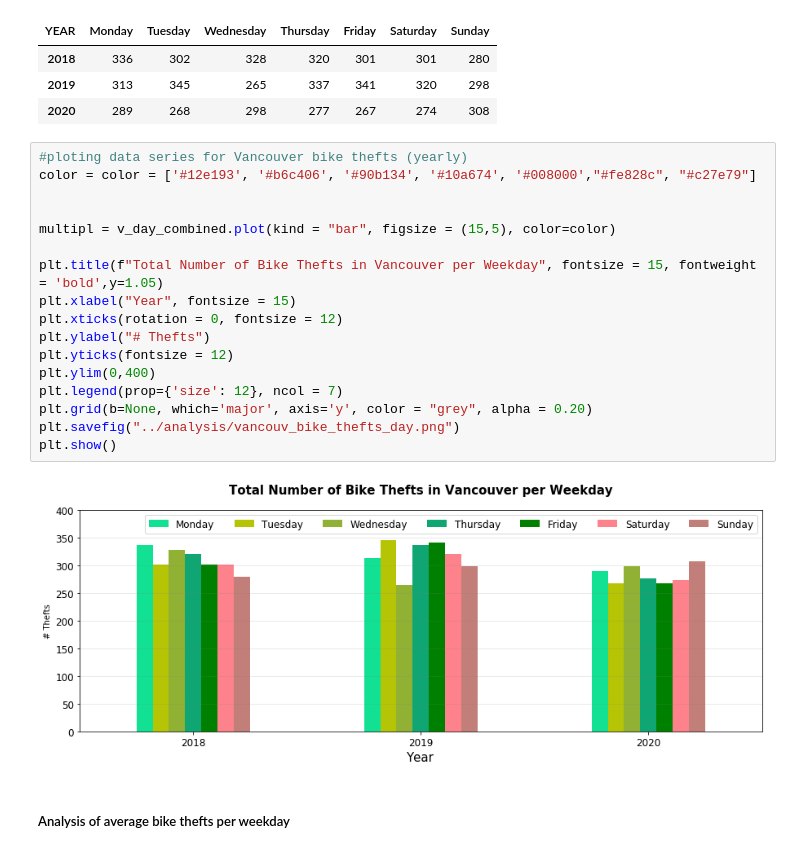
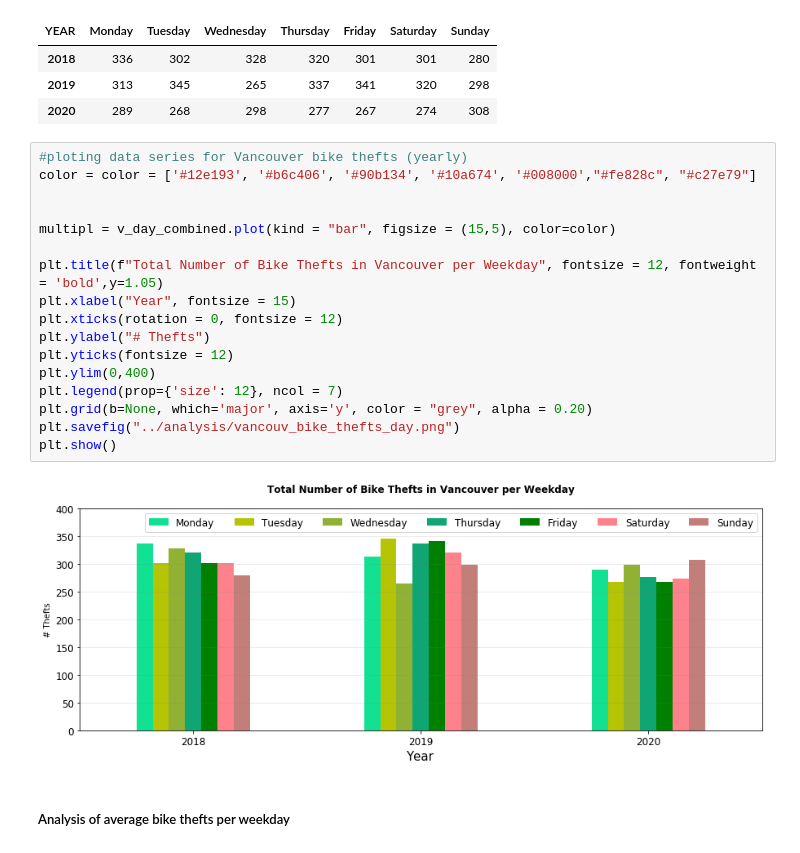
Before and after one commit to itspria/Bike-Theft-Analysis, a Jupyter notebook: code/theft_analysis.ipynb, the cells around one changed output. Drawn from its saved outputs; the diff is of its cells as text.

```diff
--- a/code/theft_analysis.ipynb
+++ b/code/theft_analysis.ipynb
@@ -463,22 +457,22 @@ v_day_combined
 # %%
 #ploting data series for Vancouver bike thefts (yearly)
 color = color = ['#12e193', '#b6c406', '#90b134', '#10a674', '#008000',"#fe828c", "#c27e79"]
 
 
 multipl = v_day_combined.plot(kind = "bar", figsize = (15,5), color=color)
 
-plt.title(f"Total Number of Bike Thefts in Vancouver per Weekday", fontsize = 15, fontweight = 'bold',y=1.05)
+plt.title(f"Total Number of Bike Thefts in Vancouver per Weekday", fontsize = 12, fontweight = 'bold',y=1.05)
 plt.xlabel("Year", fontsize = 15)
 plt.xticks(rotation = 0, fontsize = 12)
 plt.ylabel("# Thefts")
 plt.yticks(fontsize = 12)
 plt.ylim(0,400)
 plt.legend(prop={'size': 12}, ncol = 7)
 plt.grid(b=None, which='major', axis='y', color = "grey", alpha = 0.20)
 plt.savefig("../analysis/vancouv_bike_thefts_day.png")
 plt.show()
 # %% [output]
-[figure, old version]
+[figure, new version]
 # %% [markdown]
 ##### Analysis of average bike thefts per weekday
 # %% [markdown]
```
Also changed, not shown: parts of 9 cells of this notebook, 9 other files.
